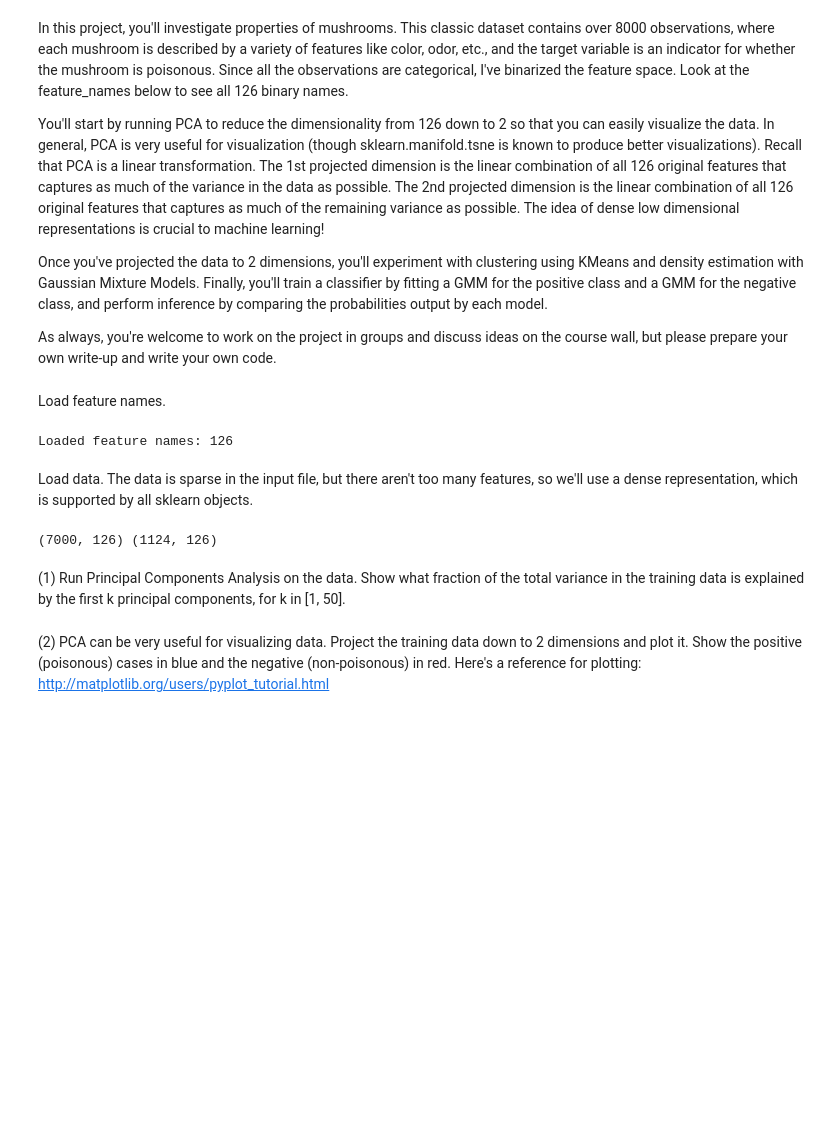
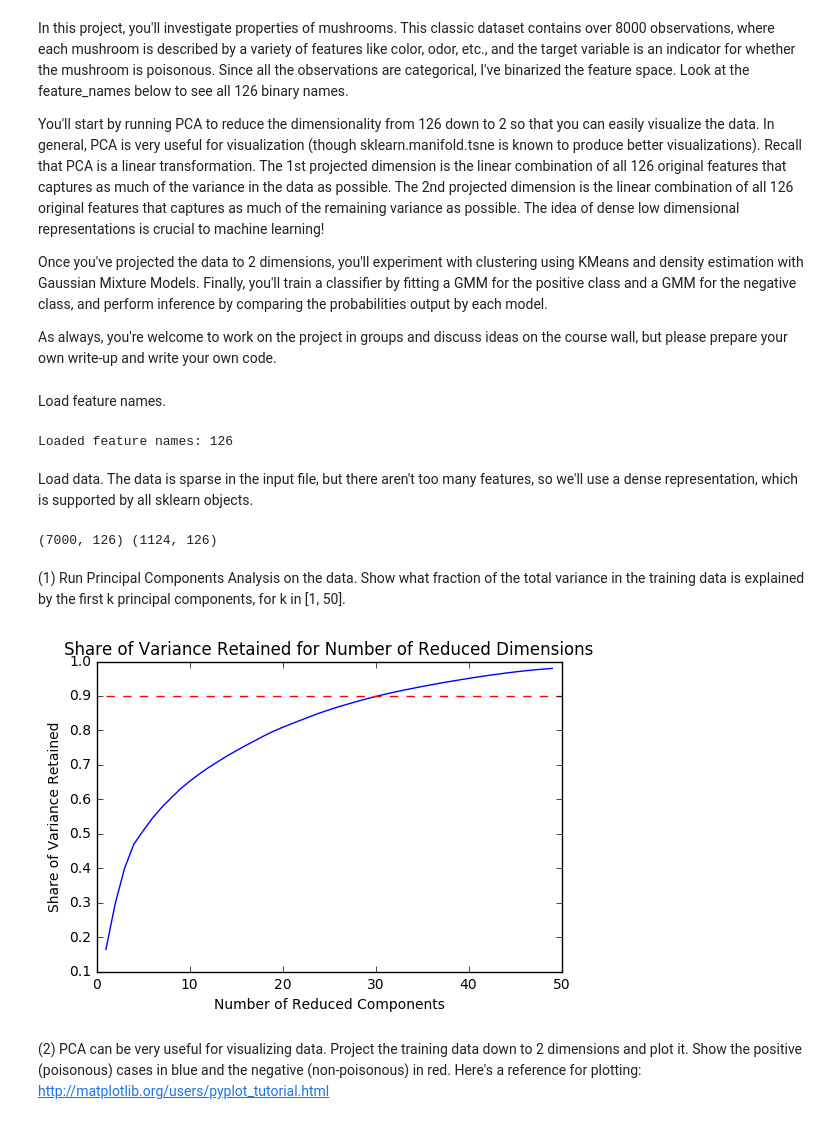
Before and after one commit to nwchen24/Machine_learning_coursework, a Jupyter notebook: NC_Work/Project_3_PCA/Nicholas_Chen_p3_1.0.ipynb, the cells around one changed output. Cells and saved outputs as stored; diff of their text form; code cells hidden in the pictures; blank space fills up the shorter version.

```diff
--- a/NC_Work/Project_3_PCA/Nicholas_Chen_p3_1.0.ipynb
+++ b/NC_Work/Project_3_PCA/Nicholas_Chen_p3_1.0.ipynb
@@ -58,5 +60,12 @@ test_data, test_labels = X[7000:], Y[7000:]
 print train_data.shape, test_data.shape
 # %% [output]
 (7000, 126) (1124, 126)
+# %%
+#Convert data to dataframes
+train_data_df = pd.DataFrame(train_data)
+test_data_df = pd.DataFrame(test_data)
+
+train_labels_df = pd.DataFrame(train_labels)
+test_labels_df = pd.DataFrame(test_labels)
 # %% [markdown]
 (1) Run Principal Components Analysis on the data. Show what fraction of the total variance in the training data is explained by the first k principal components, for k in [1, 50].
@@ -70,2 +72,43 @@ print train_data.shape, test_data.shape
+# %%
+def P1():
+### STUDENT START ###
+#Plot the total variance that results from reducing to n dimensions
+    n_comps_to_try = np.arange(1,50).tolist()
+
+    #calculate the total variance in the untransformed data
+    train_covar = train_data_df.cov()
+    total_var = np.trace(train_covar)
+
+    #instantiate a list object to hold the total variances
+    total_variances = []
+
+    #loop through the number of components to get total variances
+    for n_comp in n_comps_to_try:
+
+        pca = PCA(n_components = n_comp)
+
+        #fit and transform  the training data
+        train_transformed_reduced = pd.DataFrame(pca.fit_transform(train_data_df))
+
+        #get the total variance
+        reduced_dim_covar = train_transformed_reduced.cov()
+        new_total_var = np.trace(reduced_dim_covar)
+
+        #append to list
+        total_variances.append(new_total_var / total_var)
+
+    #plot the share of retained variance given the number of dimensions we want to reduce to
+    plt.figure()
+    plt.plot(n_comps_to_try, total_variances)
+    plt.title("Share of Variance Retained for Number of Reduced Dimensions")
+    plt.xlabel("Number of Reduced Components")
+    plt.ylabel("Share of Variance Retained")
+    plt.plot((1, 50), (0.9, 0.9), color = "red", linestyle = '--')
+    plt.show()
+### STUDENT END ###
+
+P1()
+# %% [output]
+[figure, added]
 # %% [markdown]
 (2) PCA can be very useful for visualizing data. Project the training data down to 2 dimensions and plot it. Show the positive (poisonous) cases in blue and the negative (non-poisonous) in red. Here's a reference for plotting: http://matplotlib.org/users/pyplot_tutorial.html
```
Also changed, not shown: parts of 4 cells of this notebook, 7 other files.
